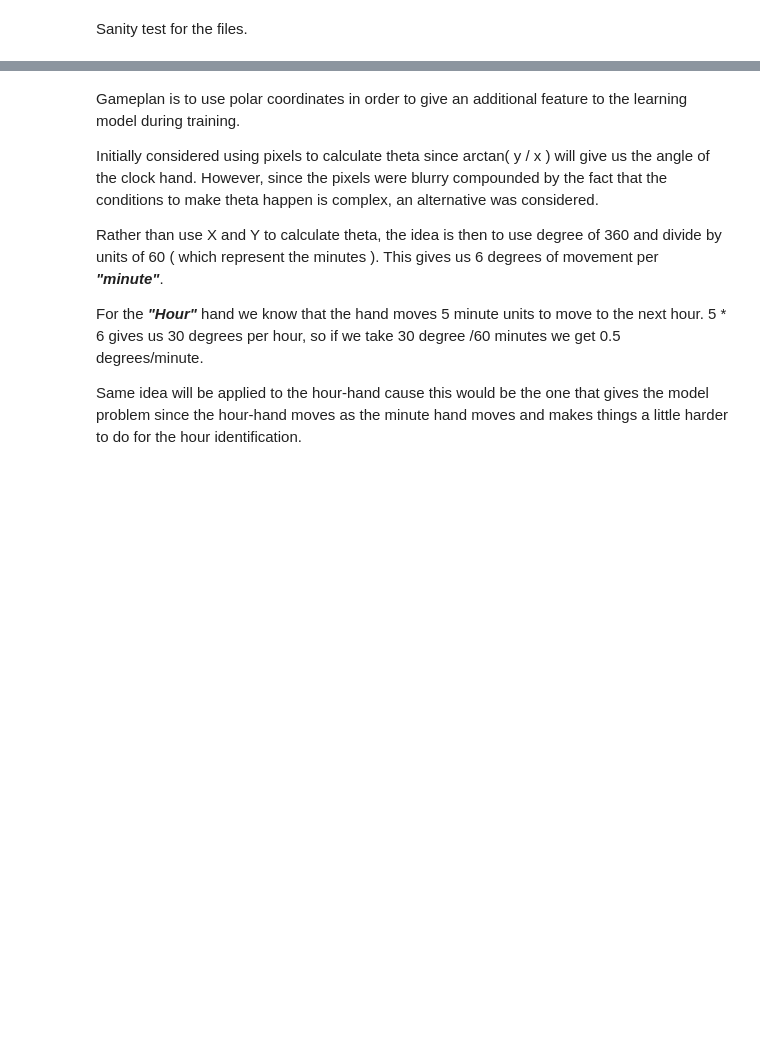
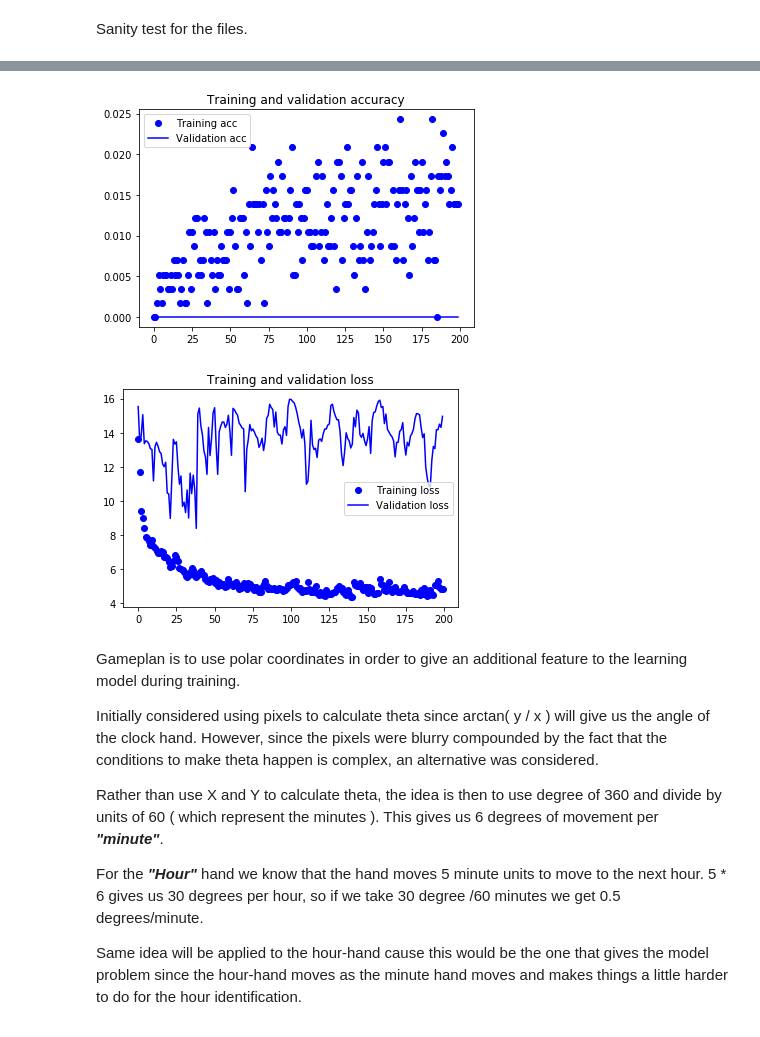
Before and after one commit to pkong0414/Deep-Learning-Projects, a Jupyter notebook: Copy_of_clockAI_Patrick's_Variant.ipynb, the cells around one changed output, grey strips where cells are left out. Saved outputs shown, nothing was run; the diff lists cells and outputs as text; code cells hidden in the pictures; blank space fills up the shorter version.

```diff
--- a/Copy_of_clockAI_Patrick's_Variant.ipynb
+++ b/Copy_of_clockAI_Patrick's_Variant.ipynb
@@ -225,0 +329,3 @@ print( len( image_a ) )
+# %%
+x_input = dataset[ :576, :, :, : ]
+x_val = dataset[ 576:, :, :, :]
@@ -225,0 +334,6 @@ print( len( image_a ) )
+# %%
+label_to_index = dict((name, index) for index, name in enumerate(timeL))
+list_values = [ v for v in label_to_index.values() ]
+list_values
+output_dataset = keras.utils.to_categorical(list_values, num_classes = 720)
+print( output_dataset[0] )
@@ -226,2 +358,5 @@ print( len( image_a ) )
+# %%
+y_output = output_dataset[ :576 ]
+y_val = output_dataset[ 576: ]
 # %% [markdown]
 double checking length of the image after the resizing operation.
@@ -388,3 +517,26 @@ TypeError: ignored
+# %%
+acc = history.history['acc']
+val_acc = history.history['val_acc']
+loss = history.history['loss']
+val_loss = history.history['val_loss']
+
+epochs = range(len(acc))
+plt.plot(epochs, acc, 'bo', label='Training acc')
+plt.plot(epochs, val_acc, 'b', label='Validation acc')
+plt.title('Training and validation accuracy')
+plt.legend()
+
+plt.figure()
+
+plt.plot(epochs, loss, 'bo', label='Training loss')
+plt.plot(epochs, val_loss, 'b', label='Validation loss')
+plt.title('Training and validation loss')
+plt.legend()
+
+plt.show()
+# %% [output]
+[figure, added]
+[figure, added]
 # %% [markdown]
 Gameplan is to use polar coordinates in order to give an additional feature to the learning model during training.
 
```
Also changed, not shown: parts of 26 cells of this notebook.
